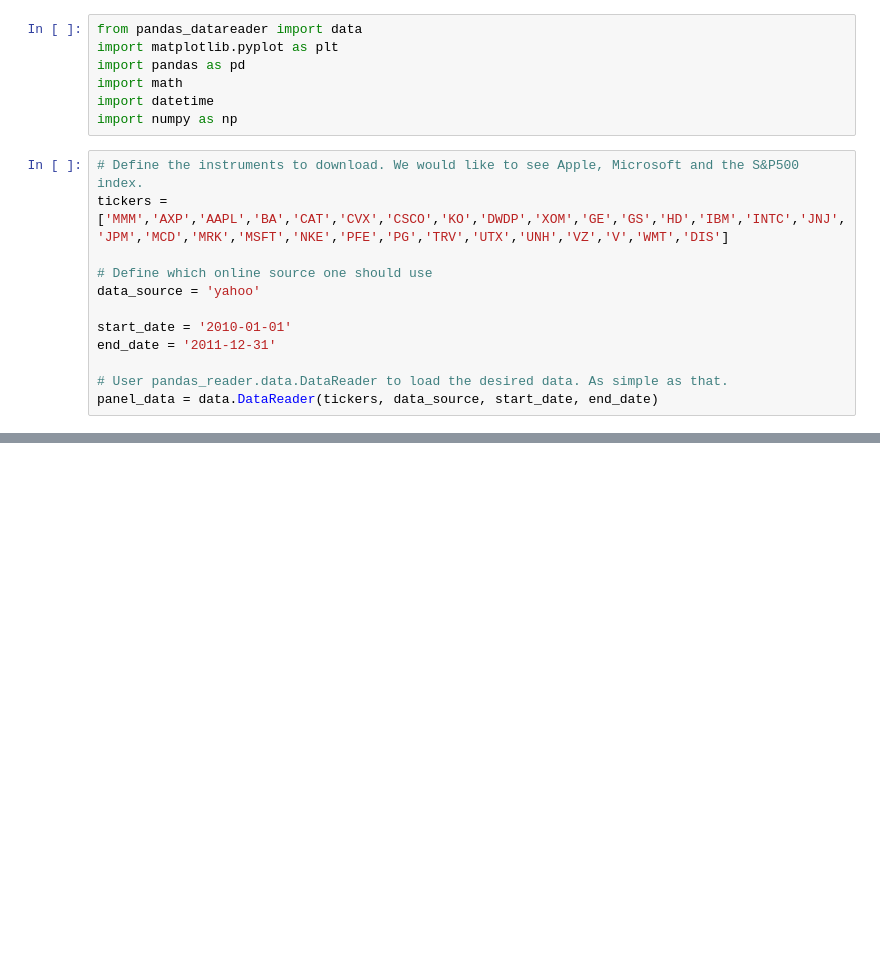
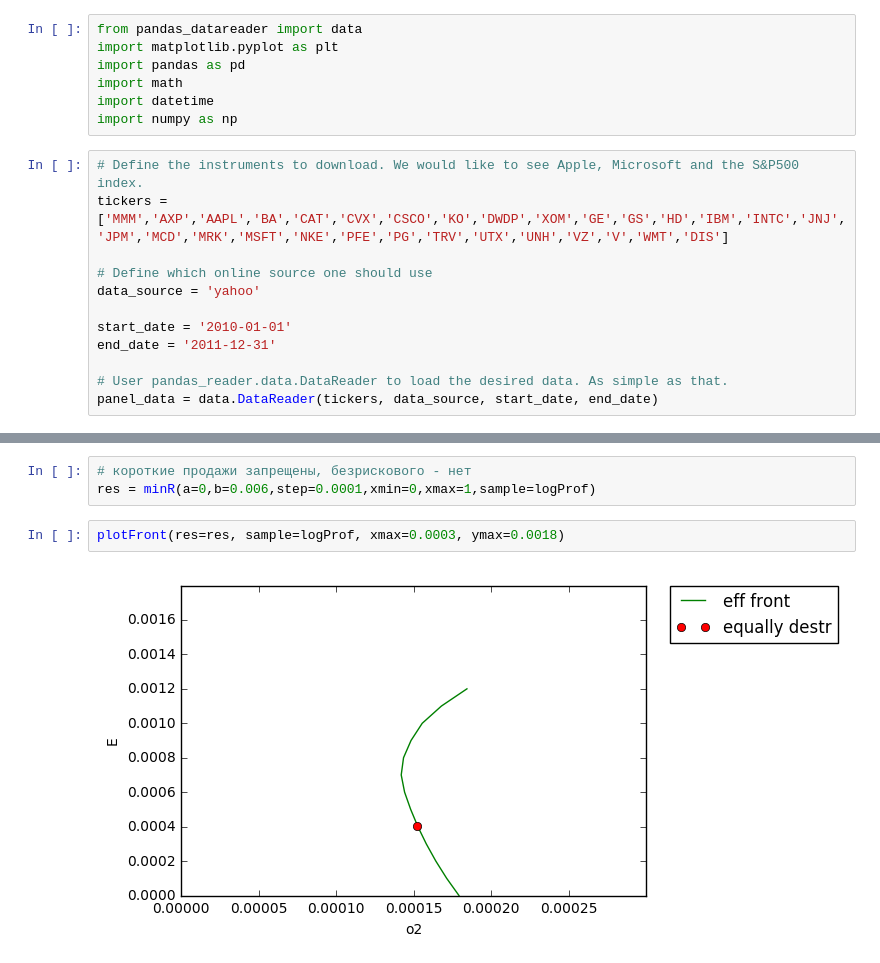
Before and after one commit to mistakemisure/tmp, a Jupyter notebook: vovse_ne_kalyagin_lab.ipynb, the cells around one changed output, grey strips where cells are left out. Drawn from its saved outputs; the diff is of its cells as text; blank space fills up the shorter version.

```diff
--- a/vovse_ne_kalyagin_lab.ipynb
+++ b/vovse_ne_kalyagin_lab.ipynb
@@ -249,0 +139,7 @@ plt.show()
+# %%
+# короткие продажи запрещены, безрискового - нет
+res = minR(a=0,b=0.006,step=0.0001,xmin=0,xmax=1,sample=logProf)
+# %%
+plotFront(res=res, sample=logProf, xmax=0.0003, ymax=0.0018)
+# %% [output]
+[figure, added]
```
Also changed, not shown: parts of 42 cells of this notebook.
